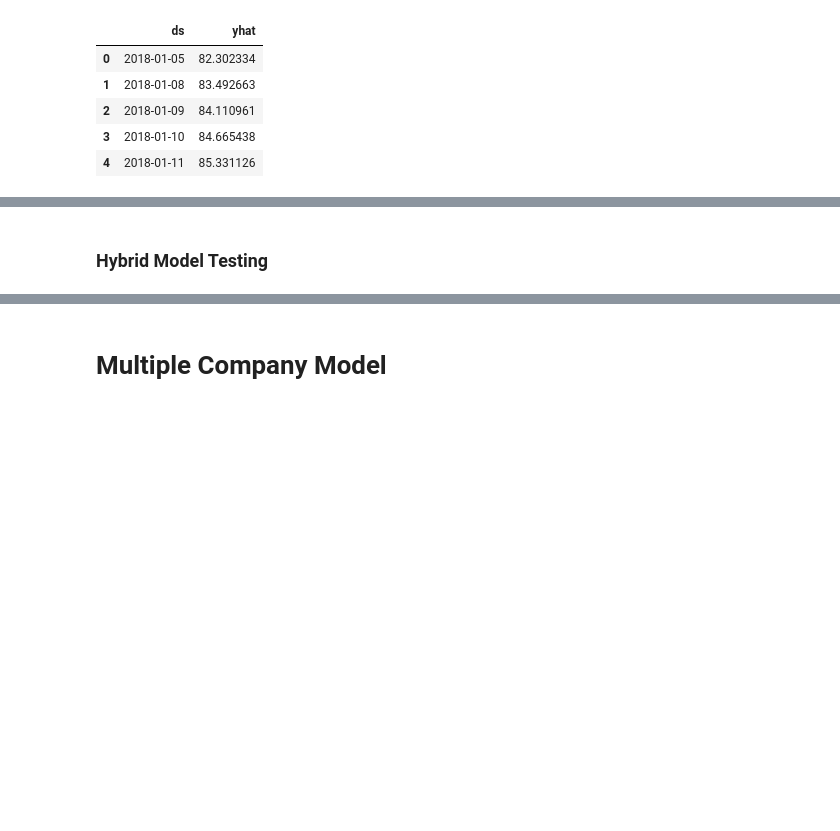
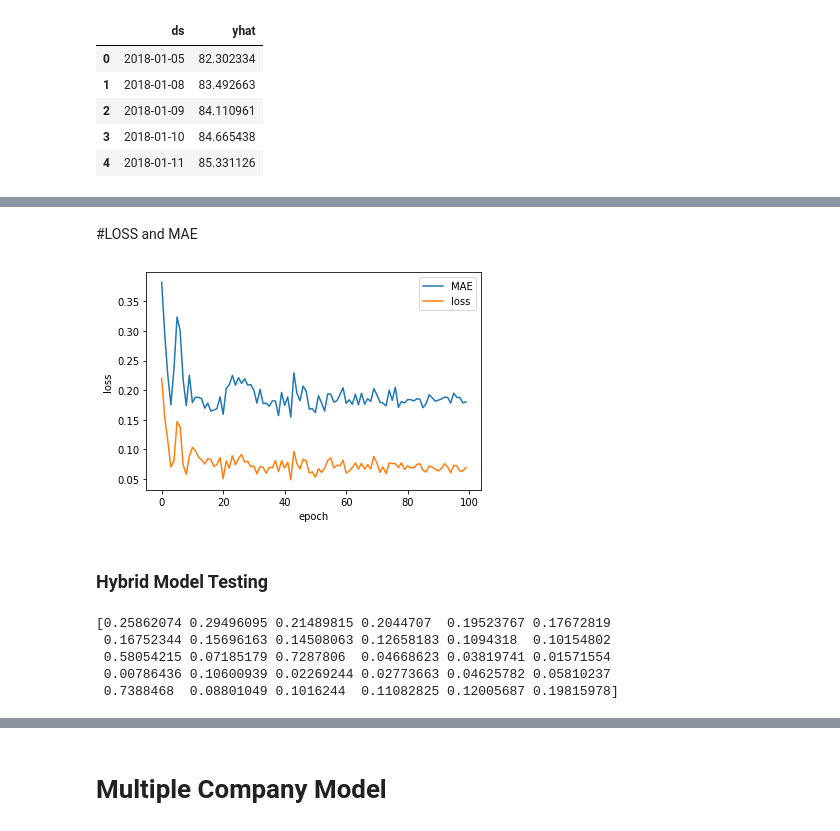
Before and after one commit to Chenzhang0329/StockPrice-Hybrid-Model-, a Jupyter notebook: Working Copy_of_Final_Assignment_Main.ipynb, the cells around one changed output, grey strips where cells are left out. Saved outputs shown, nothing was run; the diff lists cells and outputs as text; code cells hidden in the pictures; blank space fills up the shorter version.

```diff
--- a/Working Copy_of_Final_Assignment_Main.ipynb
+++ b/Working Copy_of_Final_Assignment_Main.ipynb
@@ -588,8 +603,20 @@ MSFT_train_data.head()
 | 3 | 2018-01-10 | 84.665438 |
 | 4 | 2018-01-11 | 85.331126 |
 # %%
+#LSTM Framework
+import tensorflow as tf
+from keras.models import Sequential
+from keras.layers import Dense, Dropout
+from keras.layers import LSTM
+from keras.callbacks import ReduceLROnPlateau, EarlyStopping
+from keras.metrics import Precision
+from keras.optimizers import Adam
+#!pip install keras_tuner
+import keras_tuner
 #Hybrid model architecture and training
 LR = 0.01
+EPOCH = 100
+BATCH = 24
 hybrid = Sequential()
 hybrid.add(LSTM(units = 8, activation = "relu", input_shape = (X_train2.shape[1], X_train2.shape[2]), return_sequences = True))
 hybrid.add(Dropout(0.5))
@@ -598,9 +625,9 @@ hybrid.add(Dropout(0.5))
 hybrid.add(LSTM(units = 12))
 hybrid.add(Dropout(0.5))
 hybrid.add(Dense(units =1))
-hybrid.compile(loss = 'mean_squared_error', optimizer = Adam(lr = LR), metrics = [Precision, "mean_squared_error"])
+hybrid.compile(loss = 'mean_squared_error', optimizer = Adam(lr = LR), metrics = ["mae"])
 Early_stop = EarlyStopping(monitor='val_loss', min_delta=0,
                            patience=25, verbose=1, mode='auto',
                            baseline=0, restore_best_weights=True)
-hybrid.fit(X_train2, Y_train2, epochs = EPOCH, batch_size = BATCH, callbacks = [Early_stop])
+hybrid_history = hybrid.fit(X_train2, y_train2, epochs = 100, batch_size = 24, callbacks = [Early_stop])
 hybrid.save('/content/StockPrice-Hybrid-Model-/Models/Hybrid_model1.h5')
@@ -607,2 +653,16 @@ hybrid.save('/content/StockPrice-Hybrid-Model-/Models/Hybrid_model1.h5')
+# %% [markdown]
+#LOSS and MAE
+# %%
+import matplotlib.pyplot as plt
+
+# plot MAE and loss
+#plt.figure(figsize=(10, 6))
+plt.plot(hybrid_history.history['mae'], label='MAE')
+plt.plot(hybrid_history.history['loss'], label='loss')
+plt.xlabel('epoch')
+plt.legend()
+plt.show()
+# %% [output]
+[figure, added]
 # %% [markdown]
 ### Hybrid Model Testing
@@ -647,0 +715,9 @@ def confusion_matrix_plot(y_test,y_pred):
+# %%
+mse, mae = compute_metrics(y1, predictions)
+print(mae)
+# %% [output]
+[0.25862074 0.29496095 0.21489815 0.2044707  0.19523767 0.17672819
+ 0.16752344 0.15696163 0.14508063 0.12658183 0.1094318  0.10154802
+ 0.58054215 0.07185179 0.7287806  0.04668623 0.03819741 0.01571554
+ 0.00786436 0.10600939 0.02269244 0.02773663 0.04625782 0.05810237
+ 0.7388468  0.08801049 0.1016244  0.11082825 0.12005687 0.19815978]
```
Also changed, not shown: parts of 14 cells of this notebook.
